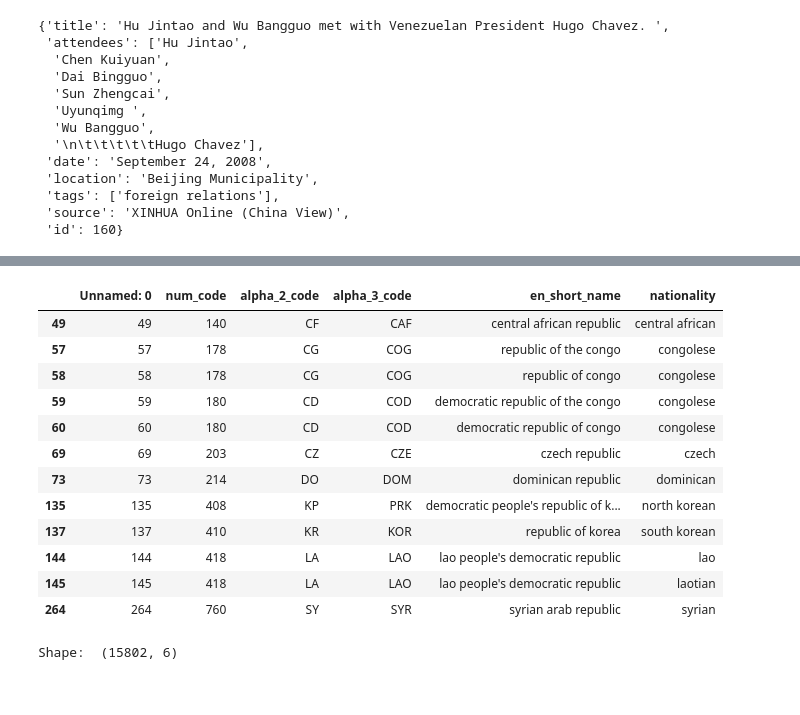
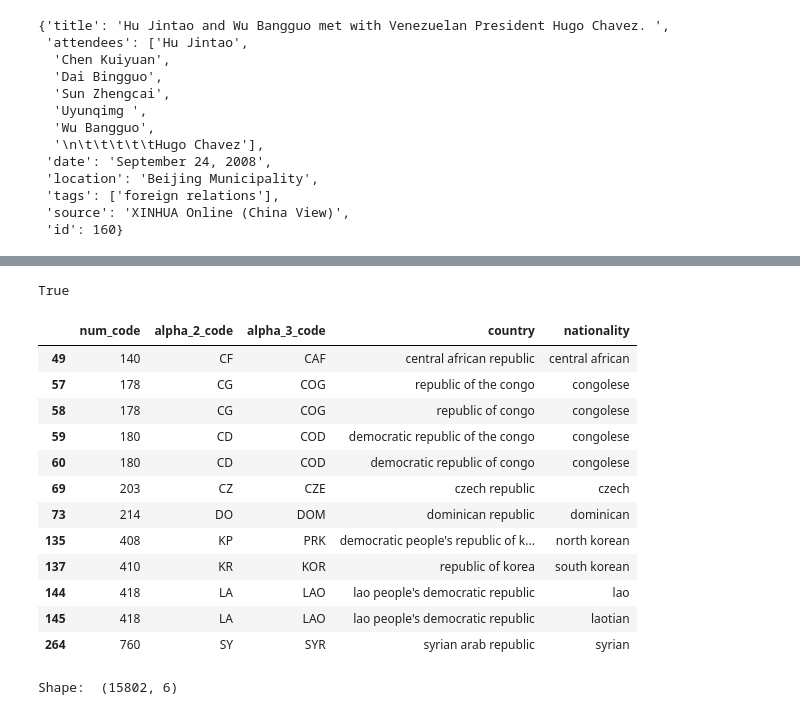
Before and after one commit to yontartu/wuran, a Jupyter notebook: beijing_aqi.ipynb, the cells around one changed output, grey strips where cells are left out. Drawn from its saved outputs; the diff is of its cells as text; code cells hidden in the pictures.

```diff
--- a/beijing_aqi.ipynb
+++ b/beijing_aqi.ipynb
@@ -652,19 +767,23 @@ for co in co_list:
+# %%
+'thailand' in ex['title'].lower()
+# %% [output]
+True
 # %%
-countries[countries.en_short_name.str.contains('republic')]
+countries[countries.country.str.contains('republic')]
 # %% [output]
-|  | Unnamed: 0 | num_code | alpha_2_code | alpha_3_code | en_short_name | nationality |
-| 49 | 49 | 140 | CF | CAF | central african republic | central african |
-| 57 | 57 | 178 | CG | COG | republic of the congo | congolese |
-| 58 | 58 | 178 | CG | COG | republic of congo | congolese |
-| 59 | 59 | 180 | CD | COD | democratic republic of the congo | congolese |
-| 60 | 60 | 180 | CD | COD | democratic republic of congo | congolese |
-| 69 | 69 | 203 | CZ | CZE | czech republic | czech |
-| 73 | 73 | 214 | DO | DOM | dominican republic | dominican |
-| 135 | 135 | 408 | KP | PRK | democratic people's republic of k... | north korean |
-| 137 | 137 | 410 | KR | KOR | republic of korea | south korean |
-| 144 | 144 | 418 | LA | LAO | lao people's democratic republic | lao |
-| 145 | 145 | 418 | LA | LAO | lao people's democratic republic | laotian |
-| 264 | 264 | 760 | SY | SYR | syrian arab republic | syrian |
+|  | num_code | alpha_2_code | alpha_3_code | country | nationality |
+| 49 | 140 | CF | CAF | central african republic | central african |
+| 57 | 178 | CG | COG | republic of the congo | congolese |
+| 58 | 178 | CG | COG | republic of congo | congolese |
+| 59 | 180 | CD | COD | democratic republic of the congo | congolese |
+| 60 | 180 | CD | COD | democratic republic of congo | congolese |
+| 69 | 203 | CZ | CZE | czech republic | czech |
+| 73 | 214 | DO | DOM | dominican republic | dominican |
+| 135 | 408 | KP | PRK | democratic people's republic of k... | north korean |
+| 137 | 410 | KR | KOR | republic of korea | south korean |
+| 144 | 418 | LA | LAO | lao people's democratic republic | lao |
+| 145 | 418 | LA | LAO | lao people's democratic republic | laotian |
+| 264 | 760 | SY | SYR | syrian arab republic | syrian |
 # %%
 cv = pd.read_json('/Users/Joey/Documents/yenching/projects/wuran/scrapy/chvitae/activity_20180320.json')
 print('Shape: ', cv.shape)
```
Also changed, not shown: parts of 14 cells of this notebook, 3 other files.
